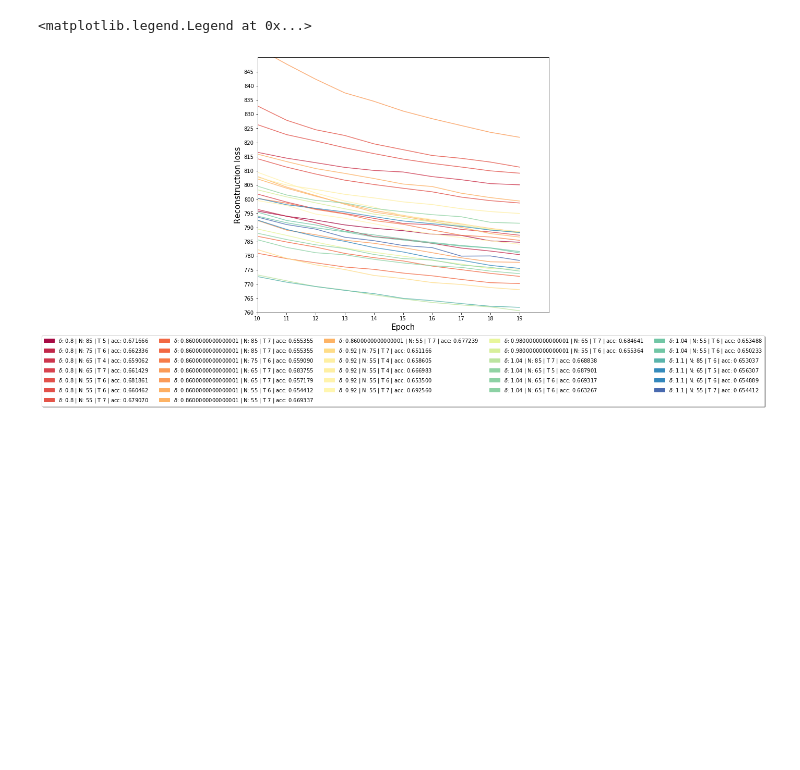
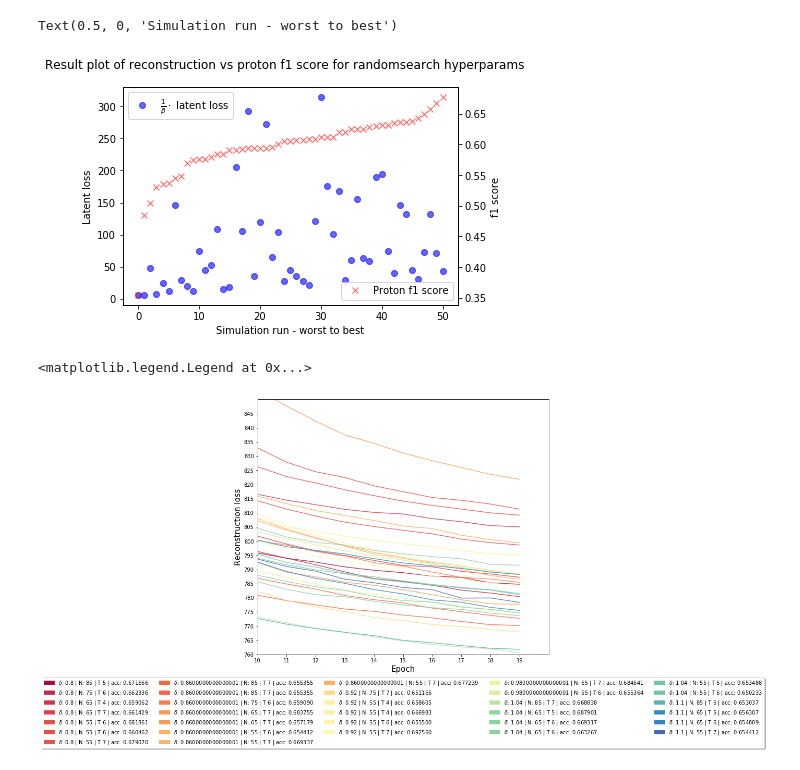
Before and after one commit to ATTPC/VAE-event-classification, a Jupyter notebook: notebooks/exploring_hyperparams.ipynb, the cells around one changed output. Cells and saved outputs as stored; diff of their text form; code cells hidden in the pictures; blank space fills up the shorter version.

```diff
--- a/notebooks/exploring_hyperparams.ipynb
+++ b/notebooks/exploring_hyperparams.ipynb
@@ -42,0 +132,27 @@ array([array([0.8 , 0.86, 0.92, 0.98, 1.04, 1.1 ]),
+# %%
+fig, ax1 = plt.subplots()
+
+latent_loss_kl= loss_values[:, 1, -1][where_kl]
+beta_kl = np.array([v[-1] for v in hyperparam_vals])[where_kl]
+latent_loss_kl_beta = latent_loss_kl/beta_kl
+
+n_kl = latent_loss_kl.shape[0]
+test_scores_proton_kl = test_scores_proton[where_kl]
+
+ax1.plot(np.arange(n_kl), latent_loss_kl_beta, "bo", label=r"$\frac{1}{\beta} \cdot$ latent loss", alpha = 0.6)
+
+ax2 = ax1.twinx()
+ax2.plot(np.arange(n_kl), test_scores_proton_kl, "rx", label="Proton f1 score", alpha = 0.6)
+
+ax1.legend(loc=2)
+ax2.legend(loc=4)
+
+fig.suptitle("")
+ax1.set_ylabel("Latent loss")
+ax2.set_ylabel("f1 score")
+
+
+ax1.set_xlabel("Simulation run - worst to best")
+# %% [output]
+Text(0.5, 0, 'Simulation run - worst to best')
+[figure, added]
```
Also changed, not shown: parts of 13 cells of this notebook, 6 other files.
